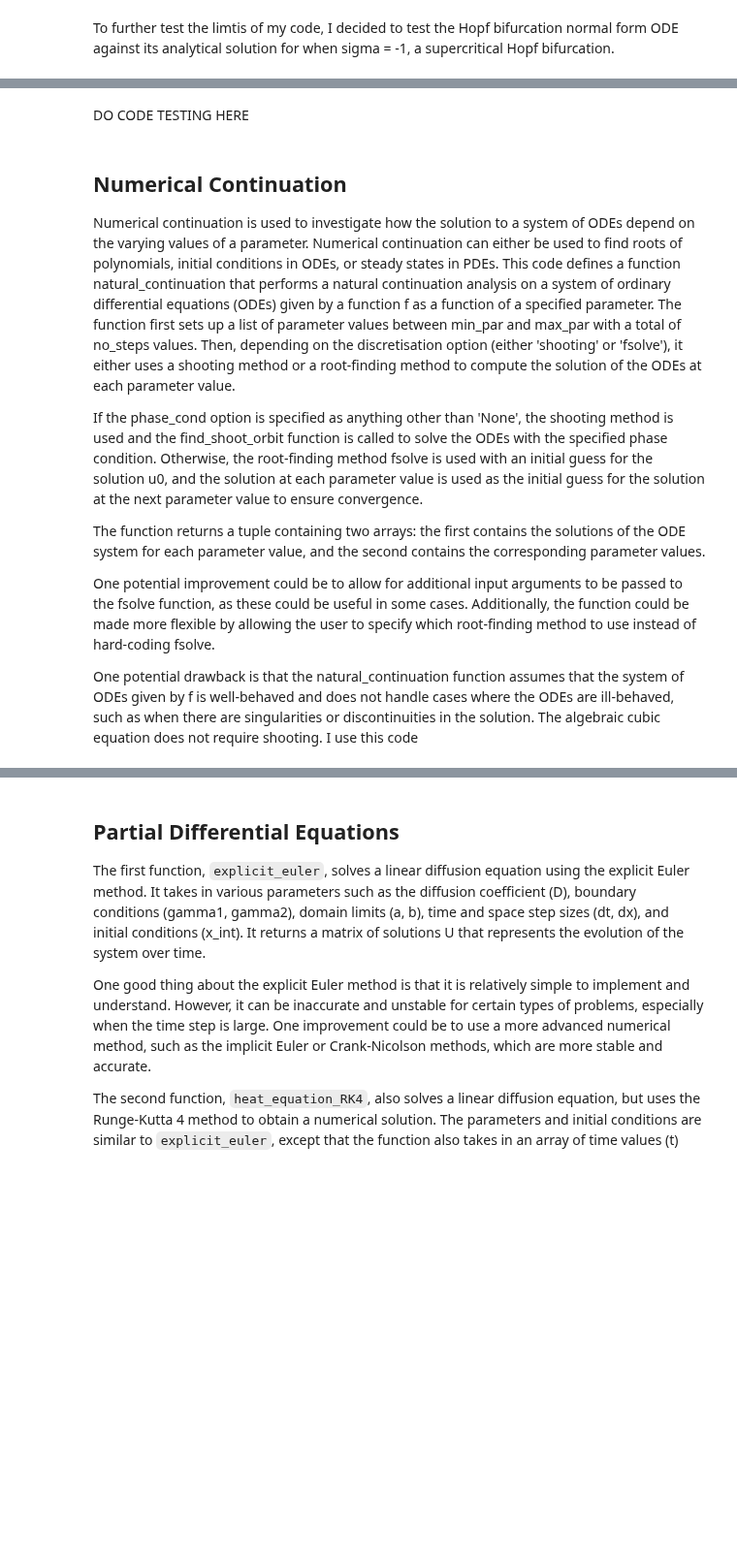
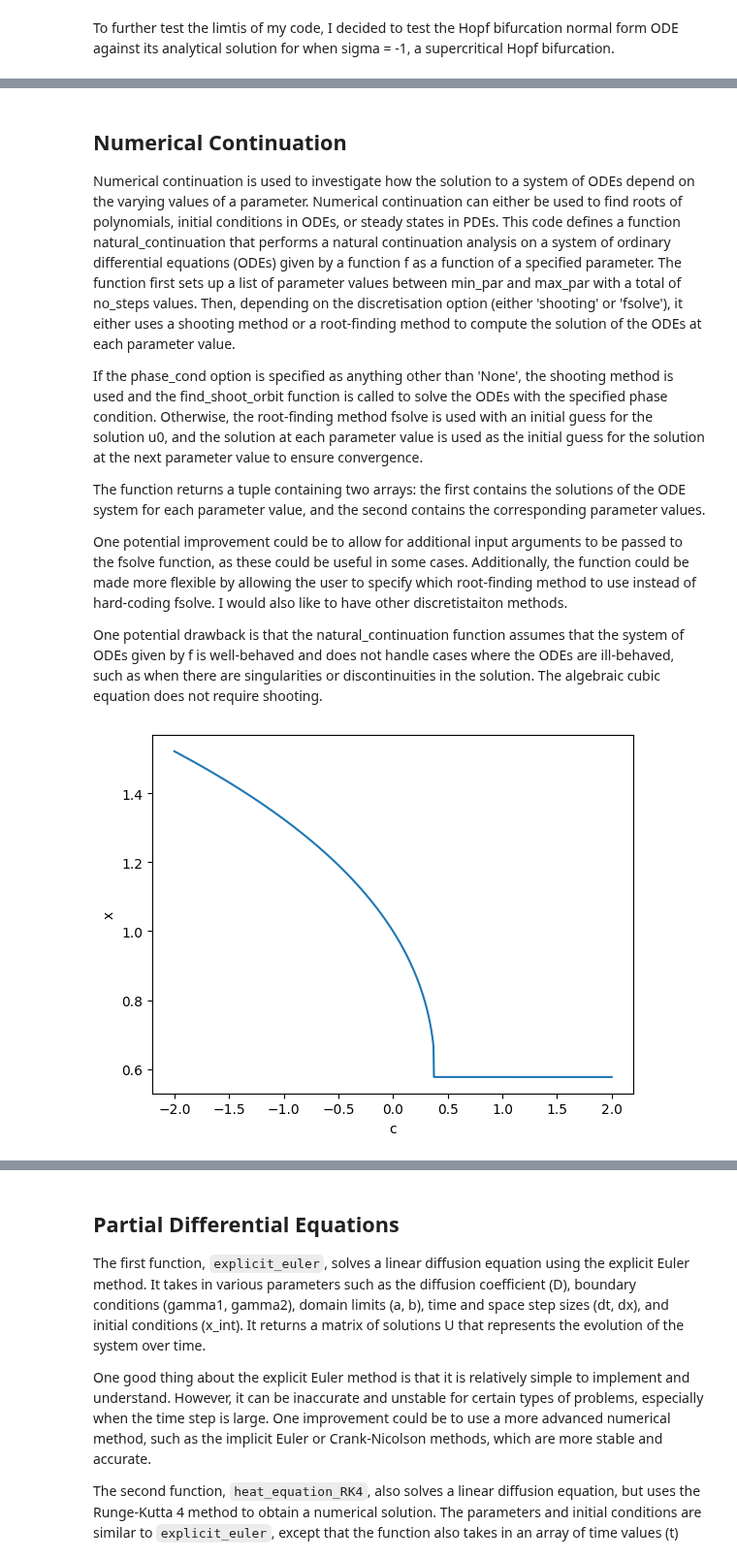
Before and after one commit to JS195/EMAT30008, a Jupyter notebook: Project_report.ipynb, the cells around one changed output, grey strips where cells are left out. Shown at 97% size. Drawn from its saved outputs; the diff is of its cells as text; code cells hidden in the pictures; blank space fills up the shorter version.

```diff
--- a/Project_report.ipynb
+++ b/Project_report.ipynb
@@ -114,5 +128,3 @@ print('The shooting values of the hopf orbit: ', shooting_orbit)
-# %% [markdown]
-DO CODE TESTING HERE
 # %% [markdown]
 Numerical Continuation
 ----------------------
@@ -124,16 +136,17 @@ If the phase_cond option is specified as anything other than 'None', the shootin
 
 The function returns a tuple containing two arrays: the first contains the solutions of the ODE system for each parameter value, and the second contains the corresponding parameter values.
 
-One potential improvement could be to allow for additional input arguments to be passed to the fsolve function, as these could be useful in some cases. Additionally, the function could be made more flexible by allowing the user to specify which root-finding method to use instead of hard-coding fsolve.
+One potential improvement could be to allow for additional input arguments to be passed to the fsolve function, as these could be useful in some cases. Additionally, the function could be made more flexible by allowing the user to specify which root-finding method to use instead of hard-coding fsolve. I would also like to have other discretistaiton methods.
 
-One potential drawback is that the natural_continuation function assumes that the system of ODEs given by f is well-behaved and does not handle cases where the ODEs are ill-behaved, such as when there are singularities or discontinuities in the solution. The algebraic cubic equation does not require shooting. I use this code
+One potential drawback is that the natural_continuation function assumes that the system of ODEs given by f is well-behaved and does not handle cases where the ODEs are ill-behaved, such as when there are singularities or discontinuities in the solution. The algebraic cubic equation does not require shooting.
 # %%
 from NumericalContinuation import natural_continuation
-from ExampleFunctions import cubic
 
-results, pars = natural_continuation(cubic, 0, -2, 2, 30)
-plt.plot(-pars, -results)
+cubic_results, pars = natural_continuation(cubic, 0, -2, 2, 1000)
+plt.plot(-pars, -cubic_results)
 plt.xlabel('c')
 plt.ylabel('x')
 plt.show()
+# %% [output]
+[figure, added]
 # %% [markdown]
```
Also changed, not shown: parts of 18 cells of this notebook, 4 other files.
